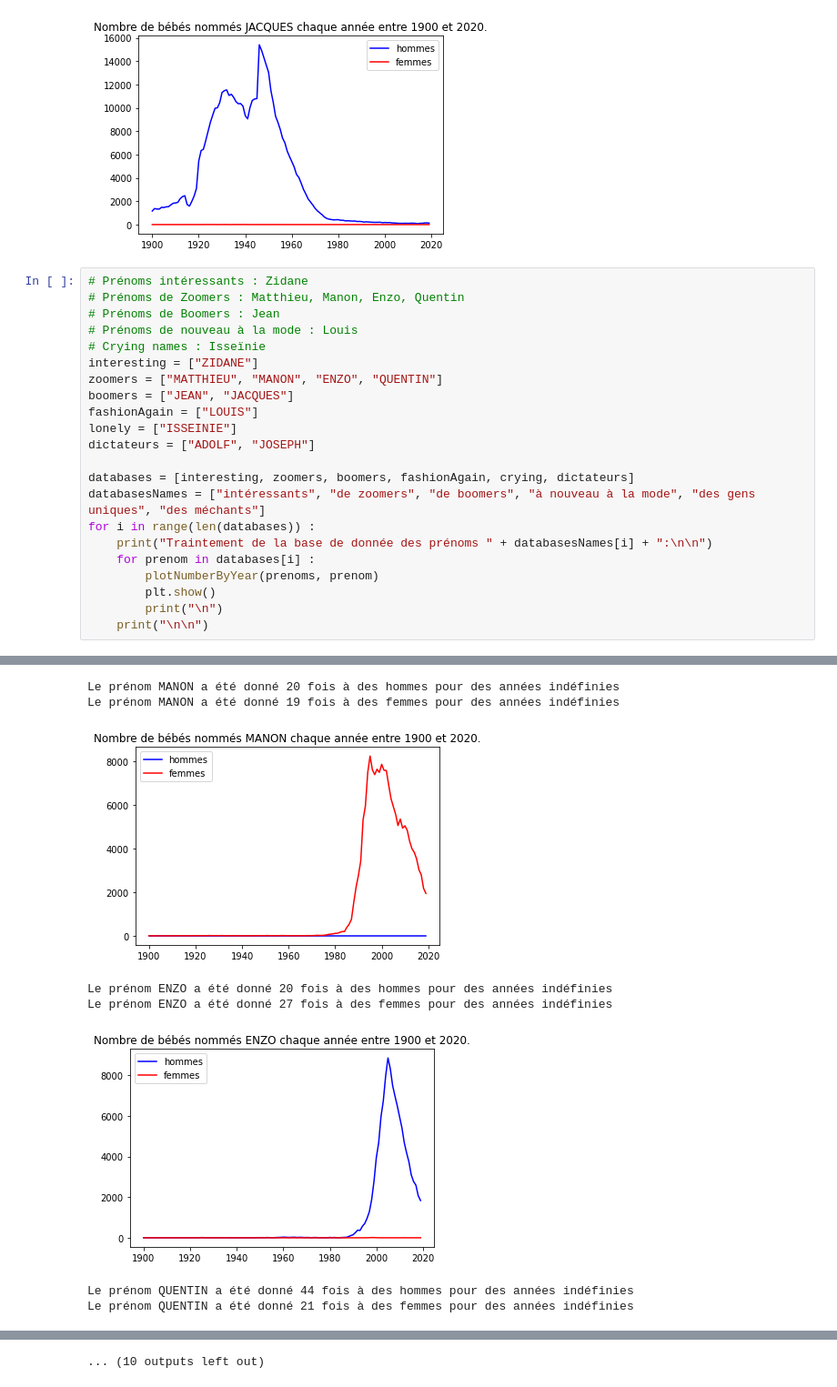
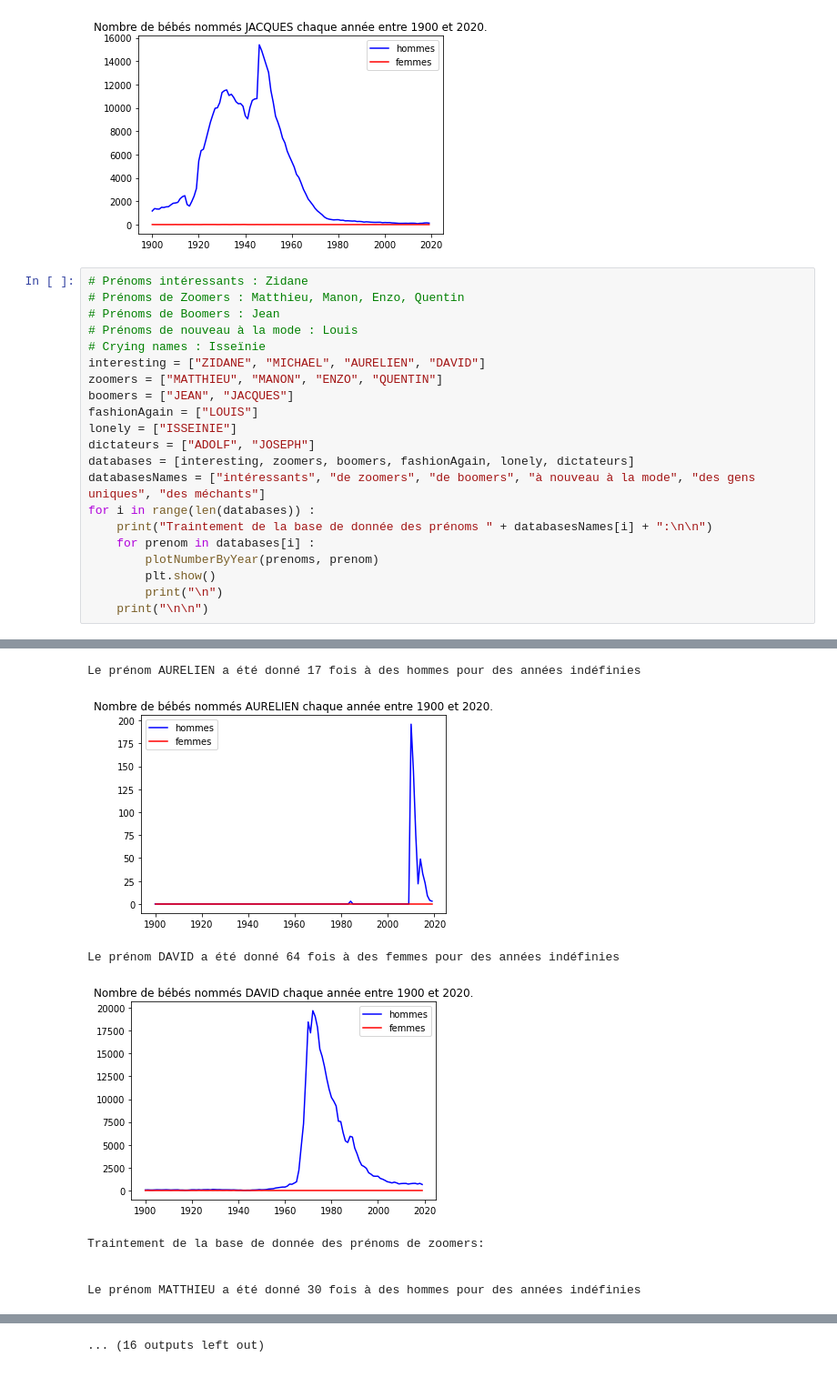
Before and after one commit to MatthieuRodet/ProjetStatistique, a Jupyter notebook: Projet.ipynb, the cells around one changed output, grey strips where cells are left out. Shown at 91% size. Drawn from its saved outputs; the diff is of its cells as text.

```diff
--- a/Projet.ipynb
+++ b/Projet.ipynb
@@ -108,14 +108,13 @@ Le prénom JACQUES a été donné 43 fois à des femmes pour des années indéfi
 # Prénoms de Boomers : Jean
 # Prénoms de nouveau à la mode : Louis
 # Crying names : Isseïnie
-interesting = ["ZIDANE"]
+interesting = ["ZIDANE", "MICHAEL", "AURELIEN", "DAVID"]
 zoomers = ["MATTHIEU", "MANON", "ENZO", "QUENTIN"]
 boomers = ["JEAN", "JACQUES"]
 fashionAgain = ["LOUIS"]
 lonely = ["ISSEINIE"]
 dictateurs = ["ADOLF", "JOSEPH"]
-
-databases = [interesting, zoomers, boomers, fashionAgain, crying, dictateurs]
+databases = [interesting, zoomers, boomers, fashionAgain, lonely, dictateurs]
 databasesNames = ["intéressants", "de zoomers", "de boomers", "à nouveau à la mode", "des gens uniques", "des méchants"]
 for i in range(len(databases)) :
     print("Traintement de la base de donnée des prénoms " + databasesNames[i] + ":\n\n")
@@ -138,8 +135,8 @@ Le prénom MATTHIEU a été donné 30 fois à des hommes pour des années indéf
-Le prénom MANON a été donné 20 fois à des hommes pour des années indéfinies
-Le prénom MANON a été donné 19 fois à des femmes pour des années indéfinies
+Le prénom AURELIEN a été donné 17 fois à des hommes pour des années indéfinies
-[figure, old version]
+[figure, new version]
-Le prénom ENZO a été donné 20 fois à des hommes pour des années indéfinies
-Le prénom ENZO a été donné 27 fois à des femmes pour des années indéfinies
+Le prénom DAVID a été donné 64 fois à des femmes pour des années indéfinies
-[figure, old version]
+[figure, new version]
-Le prénom QUENTIN a été donné 44 fois à des hommes pour des années indéfinies
-Le prénom QUENTIN a été donné 21 fois à des femmes pour des années indéfinies
+Traintement de la base de donnée des prénoms de zoomers:
+
+
+Le prénom MATTHIEU a été donné 30 fois à des hommes pour des années indéfinies
@@ -152 +147 @@ Le prénom JEAN a été donné 34 fois à des femmes pour des années indéfinie
-... (10 outputs left out)
+... (16 outputs left out)
```
Also changed, not shown: parts of 1 cell of this notebook.
